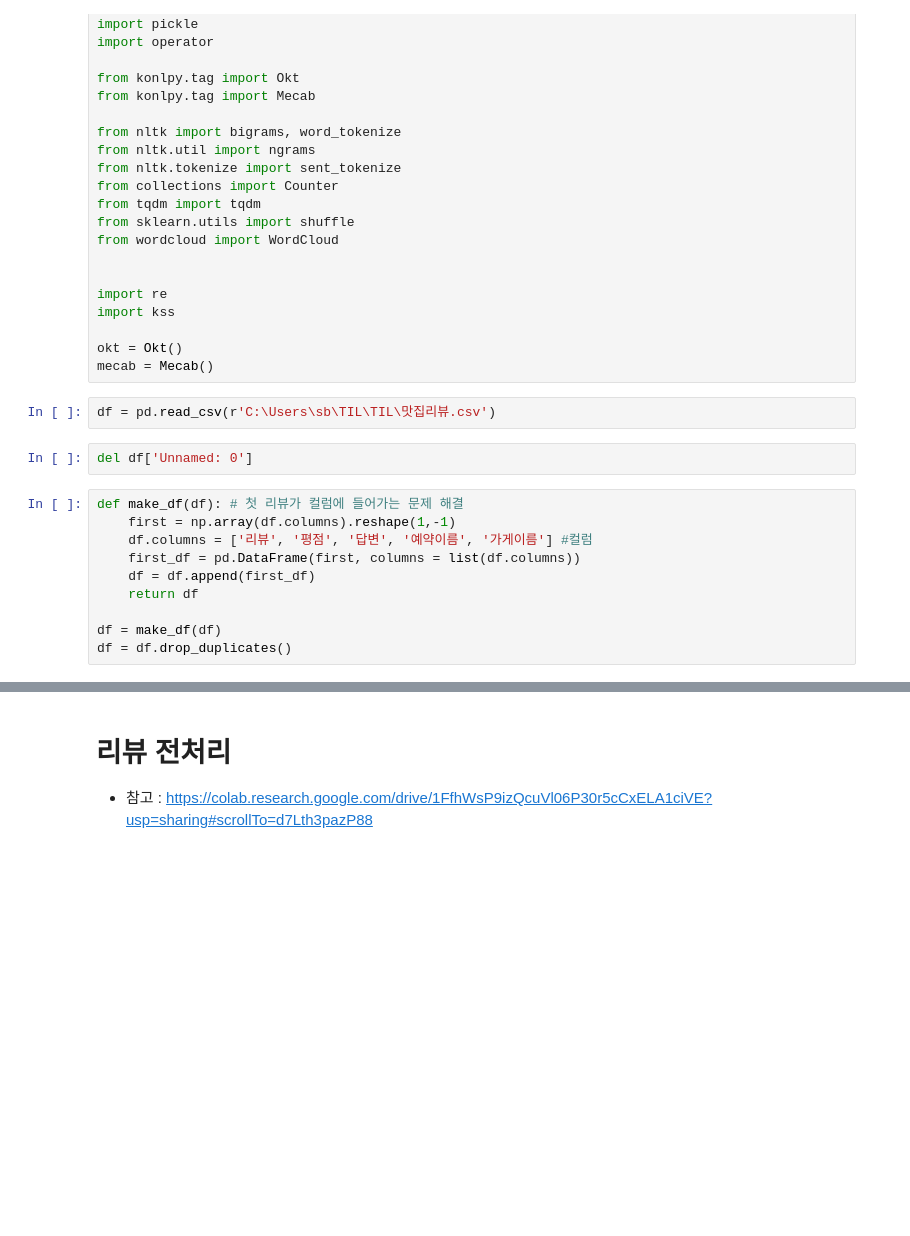
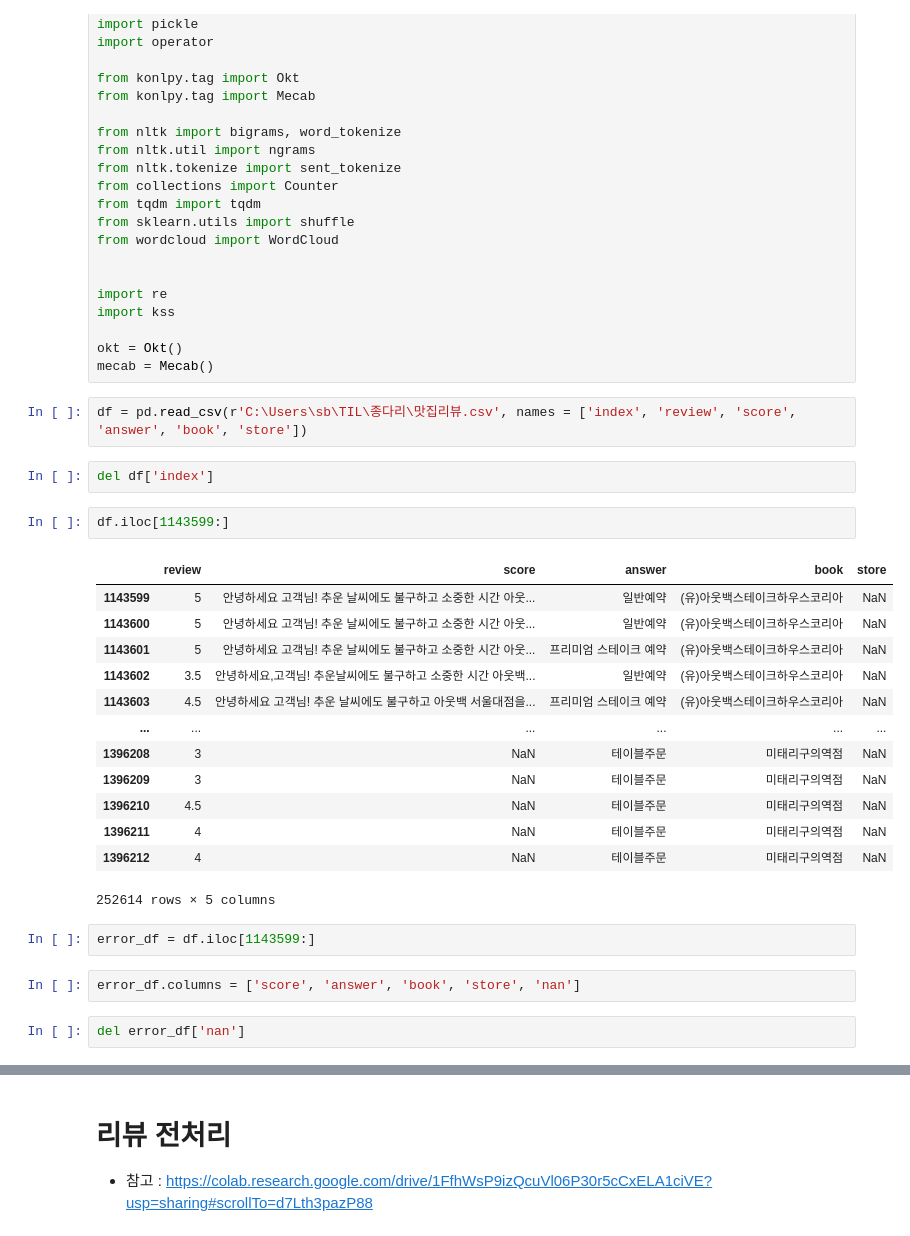
Before and after one commit to subeomsp/TIL_2, a Jupyter notebook: 빅콘/감성분석.ipynb, the cells around one changed output, grey strips where cells are left out. Cells and saved outputs as stored; diff of their text form; blank space fills up the shorter version.

```diff
--- a/빅콘/감성분석.ipynb
+++ b/빅콘/감성분석.ipynb
@@ -28,16 +28,28 @@ import kss
 okt = Okt()
 mecab = Mecab()
 # %%
-df = pd.read_csv(r'C:\Users\sb\TIL\TIL\맛집리뷰.csv')
+df = pd.read_csv(r'C:\Users\sb\TIL\종다리\맛집리뷰.csv', names = ['index', 'review', 'score', 'answer', 'book', 'store'])
 # %%
-del df['Unnamed: 0']
+del df['index']
-# %%
-def make_df(df): # 첫 리뷰가 컬럼에 들어가는 문제 해결
-    first = np.array(df.columns).reshape(1,-1)
-    df.columns = ['리뷰', '평점', '답변', '예약이름', '가게이름'] #컬럼
-    first_df = pd.DataFrame(first, columns = list(df.columns))
-    df = df.append(first_df)
-    return df
-
-df = make_df(df)
-df = df.drop_duplicates()
+# %%
+df.iloc[1143599:]
+# %% [output]
+|  | review | score | answer | book | store |
+| 1143599 | 5 | 안녕하세요 고객님! 추운 날씨에도 불구하고 소중한 시간 아웃... | 일반예약 | (유)아웃백스테이크하우스코리아 | NaN |
+| 1143600 | 5 | 안녕하세요 고객님! 추운 날씨에도 불구하고 소중한 시간 아웃... | 일반예약 | (유)아웃백스테이크하우스코리아 | NaN |
+| 1143601 | 5 | 안녕하세요 고객님! 추운 날씨에도 불구하고 소중한 시간 아웃... | 프리미엄 스테이크 예약 | (유)아웃백스테이크하우스코리아 | NaN |
+| 1143602 | 3.5 | 안녕하세요,고객님! 추운날씨에도 불구하고 소중한 시간 아웃백... | 일반예약 | (유)아웃백스테이크하우스코리아 | NaN |
+| 1143603 | 4.5 | 안녕하세요 고객님! 추운 날씨에도 불구하고 아웃백 서울대점을... | 프리미엄 스테이크 예약 | (유)아웃백스테이크하우스코리아 | NaN |
+| ... | ... | ... | ... | ... | ... |
+| 1396208 | 3 | NaN | 테이블주문 | 미태리구의역점 | NaN |
+| 1396209 | 3 | NaN | 테이블주문 | 미태리구의역점 | NaN |
+| 1396210 | 4.5 | NaN | 테이블주문 | 미태리구의역점 | NaN |
+| 1396211 | 4 | NaN | 테이블주문 | 미태리구의역점 | NaN |
+| 1396212 | 4 | NaN | 테이블주문 | 미태리구의역점 | NaN |
+252614 rows × 5 columns
+# %%
+error_df = df.iloc[1143599:]
+# %%
+error_df.columns = ['score', 'answer', 'book', 'store', 'nan']
+# %%
+del error_df['nan']
```
Also changed, not shown: parts of 19 cells of this notebook.
